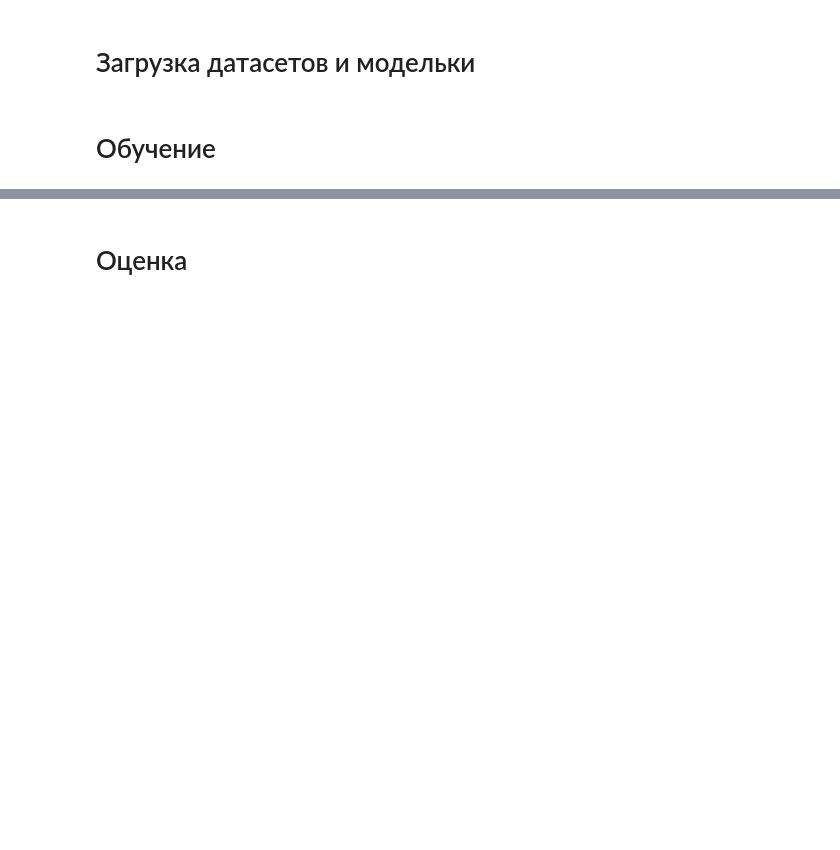
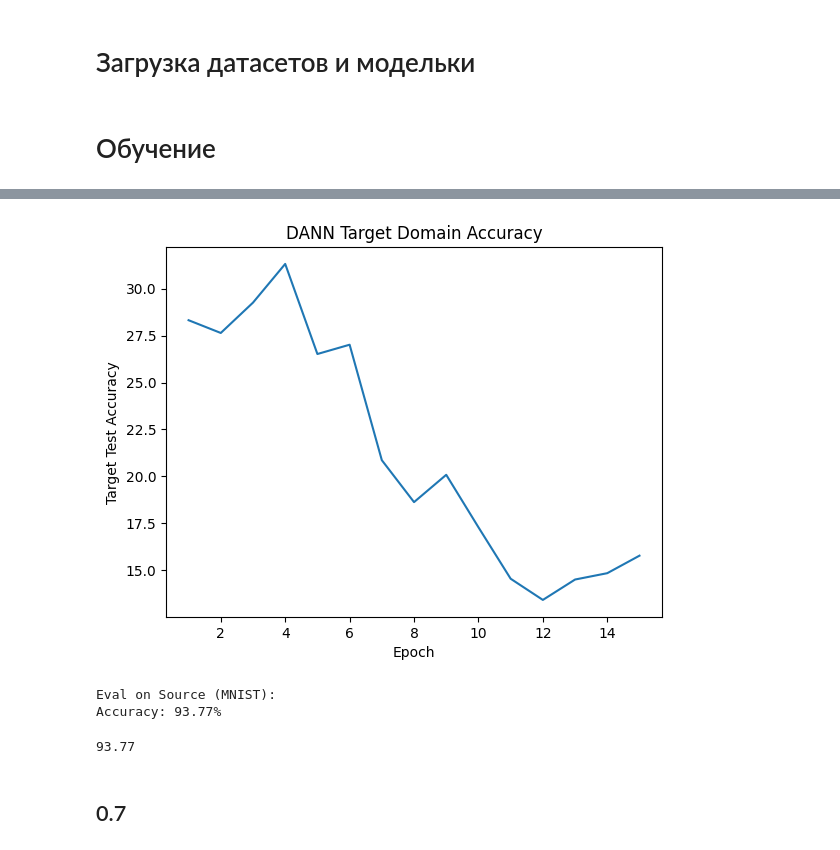
Before and after one commit to chickowar/6-sem-CV-dz-4, a Jupyter notebook: notebooks/02_dann_mnist_svhn.ipynb, the cells around one changed output, grey strips where cells are left out. Saved outputs shown, nothing was run; the diff lists cells and outputs as text; code cells hidden in the pictures; blank space fills up the shorter version.

```diff
--- a/notebooks/02_dann_mnist_svhn.ipynb
+++ b/notebooks/02_dann_mnist_svhn.ipynb
@@ -44,4 +197,12 @@ D = DomainDiscriminator()
 # %%
-train_dann(F, C, D, source_loader, target_loader, device,
-           epochs=10)
+target_accs = train_dann(
+    F, C, D,
+    source_loader, target_loader,
+    device,
+    epochs=15,
+    alpha_schedule=alpha_schedule,
+    lambda_domain=0.5,
+    evaluate_fn = evaluate, target_test_loader=target_test
+
+)
 # %% [output]
@@ -49,2 +233,0 @@ ValueError: Target size (torch.Size([128, 1])) must be the same as input size (t
-# %% [markdown]
-# Оценка
@@ -56,0 +234,17 @@ evaluate(nn.Sequential(F, C), target_test, device)
+# %%
+plt.plot(range(1, len(target_accs)+1), target_accs)
+plt.xlabel("Epoch")
+plt.ylabel("Target Test Accuracy")
+plt.title("DANN Target Domain Accuracy")
+plt.show()
+# %% [output]
+[figure, added]
+# %%
+print("Eval on Source (MNIST):")
+evaluate(nn.Sequential(F, C), source_test, device)
+# %% [output]
+Eval on Source (MNIST):
+Accuracy: 93.77%
+93.77
+# %% [markdown]
+## 0.7
```
Also changed, not shown: parts of 21 cells of this notebook.
